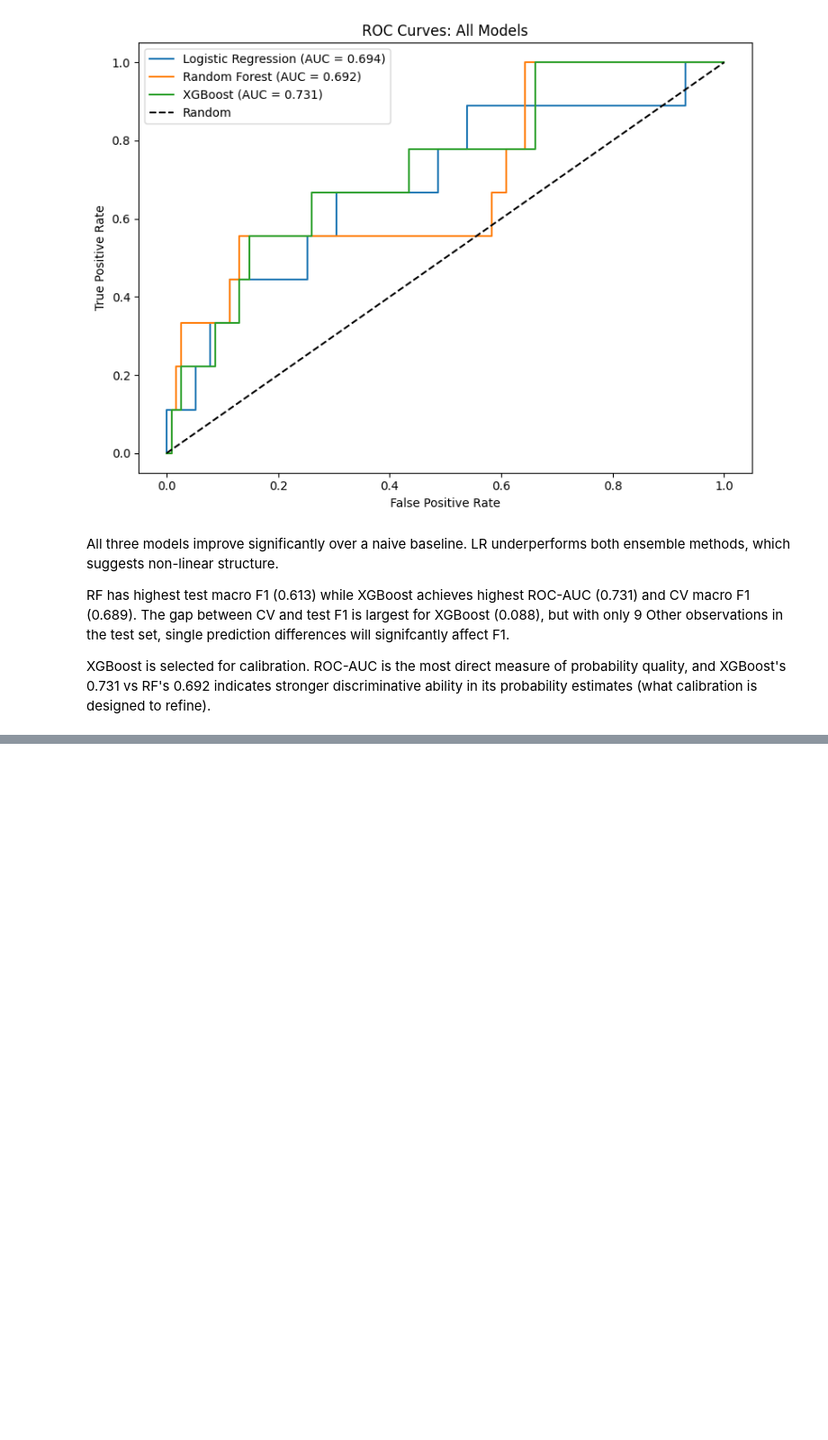
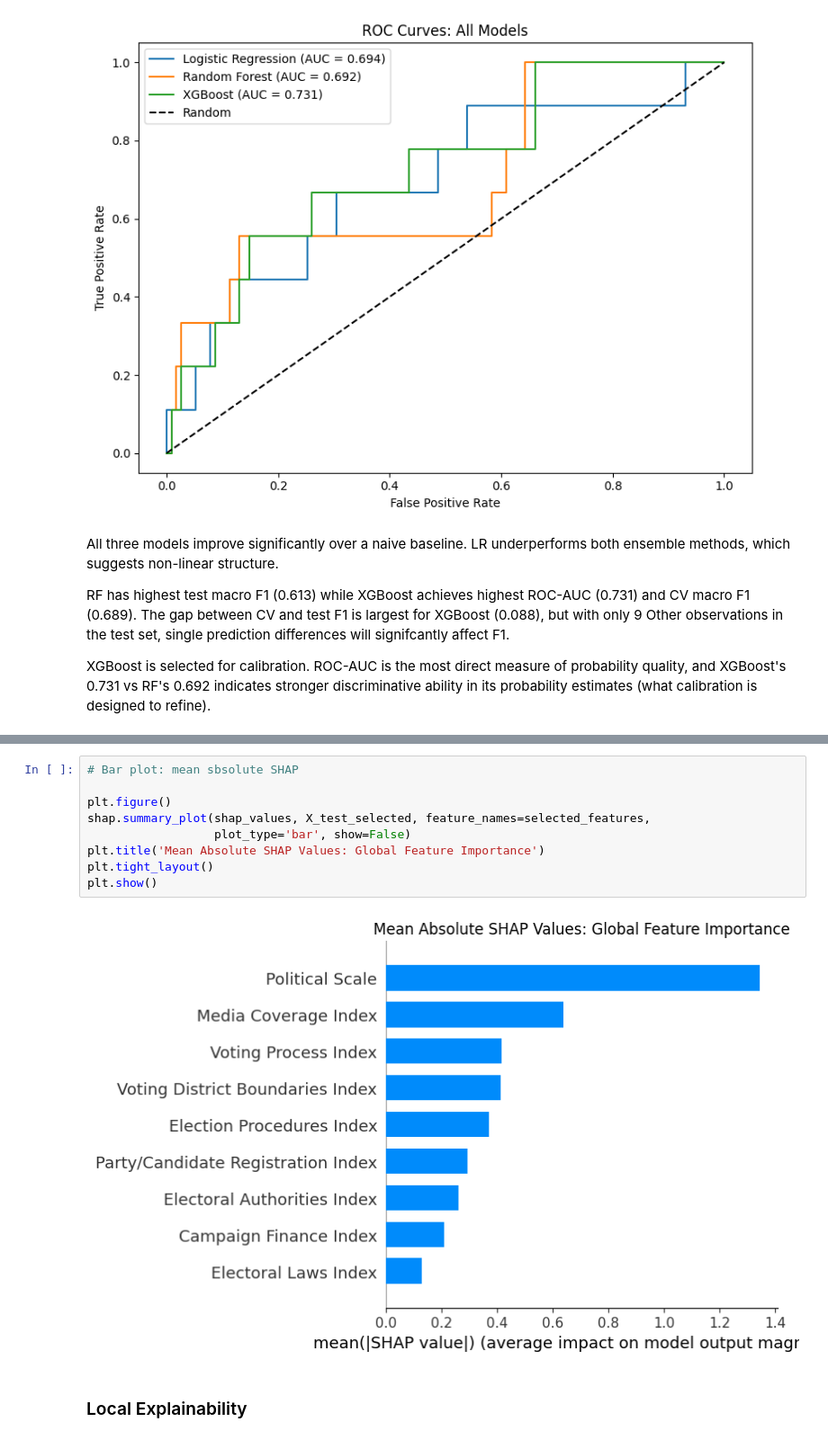
Before and after one commit to charlottedavidson524/2016_US_Election_ML, a Jupyter notebook: notebook/classification_training.ipynb, the cells around one changed output, grey strips where cells are left out. Shown at 90% size. Cells and saved outputs as stored; diff of their text form; blank space fills up the shorter version.

```diff
--- a/notebook/classification_training.ipynb
+++ b/notebook/classification_training.ipynb
@@ -608,0 +741,13 @@ XGBoost is selected for calibration. ROC-AUC is the most direct measure of proba
+# %%
+# Bar plot: mean sbsolute SHAP
+
+plt.figure()
+shap.summary_plot(shap_values, X_test_selected, feature_names=selected_features,
+                  plot_type='bar', show=False)
+plt.title('Mean Absolute SHAP Values: Global Feature Importance')
+plt.tight_layout()
+plt.show()
+# %% [output]
+[figure, added]
+# %% [markdown]
+### Local Explainability
```
Also changed, not shown: parts of 14 cells of this notebook.
